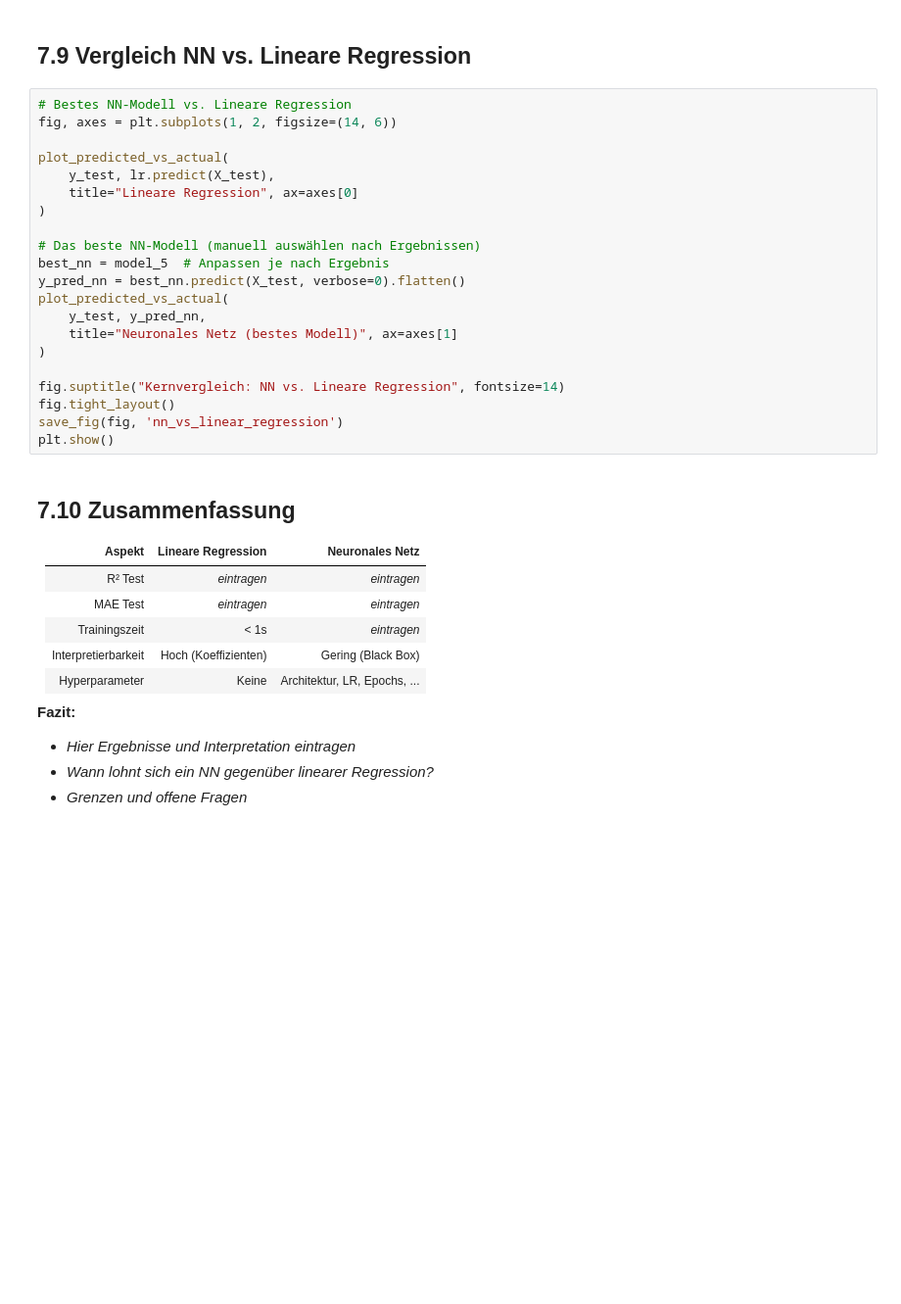
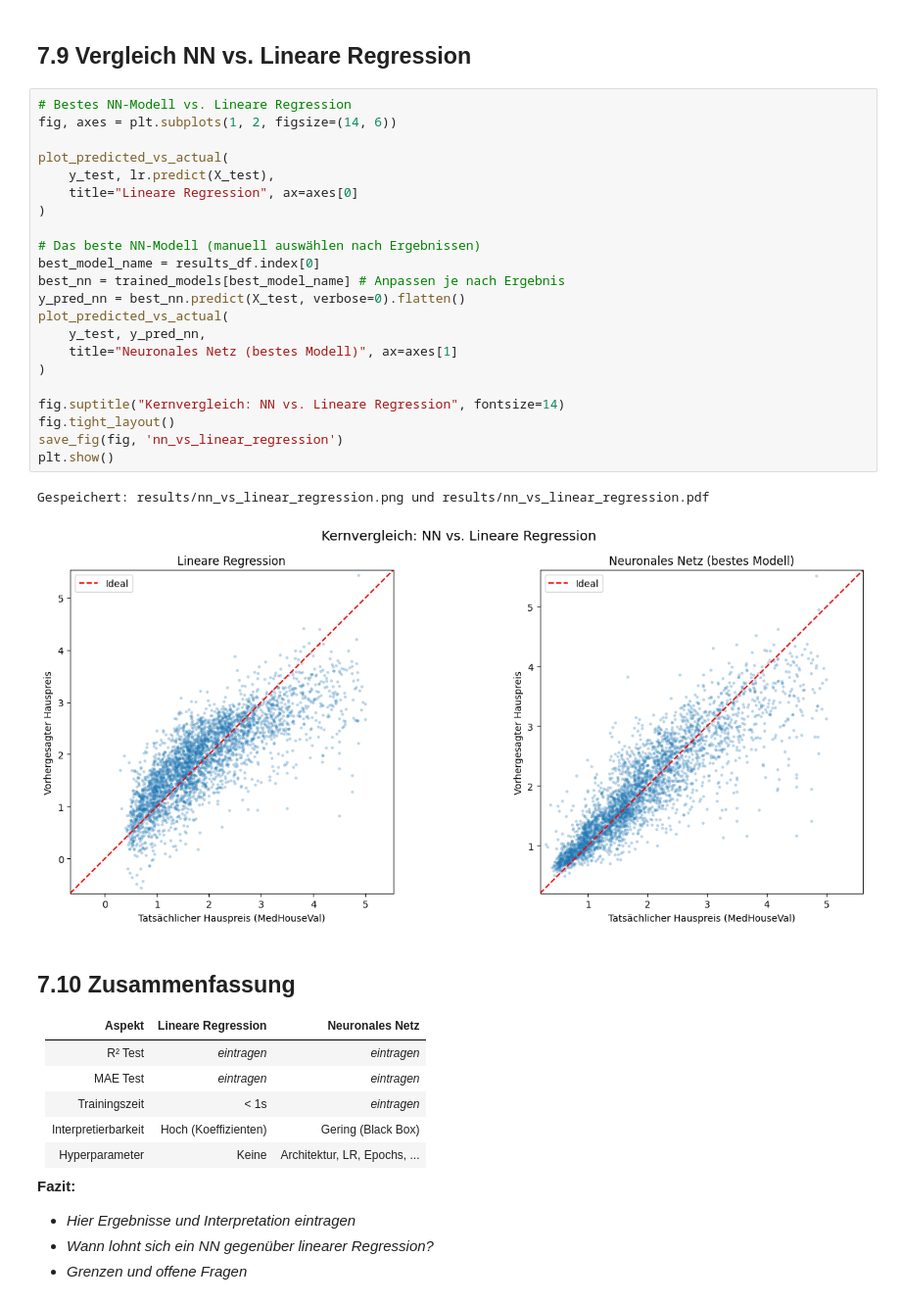
Before and after one commit to FlorianAdamczyk/ki-308, a Jupyter notebook: notebooks/05_Neural_Network_Kolja.ipynb, the cells around one changed output. Shown at 98% size. Saved outputs shown, nothing was run; the diff lists cells and outputs as text; blank space fills up the shorter version.

```diff
--- a/notebooks/05_Neural_Network_Kolja.ipynb
+++ b/notebooks/05_Neural_Network_Kolja.ipynb
@@ -814,24 +885,28 @@ plt.show()
 # %%
 # Bestes NN-Modell vs. Lineare Regression
 fig, axes = plt.subplots(1, 2, figsize=(14, 6))
 
 plot_predicted_vs_actual(
     y_test, lr.predict(X_test),
     title="Lineare Regression", ax=axes[0]
 )
 
 # Das beste NN-Modell (manuell auswählen nach Ergebnissen)
-best_nn = model_5  # Anpassen je nach Ergebnis
+best_model_name = results_df.index[0]
+best_nn = trained_models[best_model_name] # Anpassen je nach Ergebnis
 y_pred_nn = best_nn.predict(X_test, verbose=0).flatten()
 plot_predicted_vs_actual(
     y_test, y_pred_nn,
     title="Neuronales Netz (bestes Modell)", ax=axes[1]
 )
 
 fig.suptitle("Kernvergleich: NN vs. Lineare Regression", fontsize=14)
 fig.tight_layout()
 save_fig(fig, 'nn_vs_linear_regression')
 plt.show()
+# %% [output]
+Gespeichert: results/nn_vs_linear_regression.png und results/nn_vs_linear_regression.pdf
+[figure, added]
 # %% [markdown]
 ## 7.10 Zusammenfassung
 
```
Also changed, not shown: parts of 32 cells of this notebook, 3 other files.
